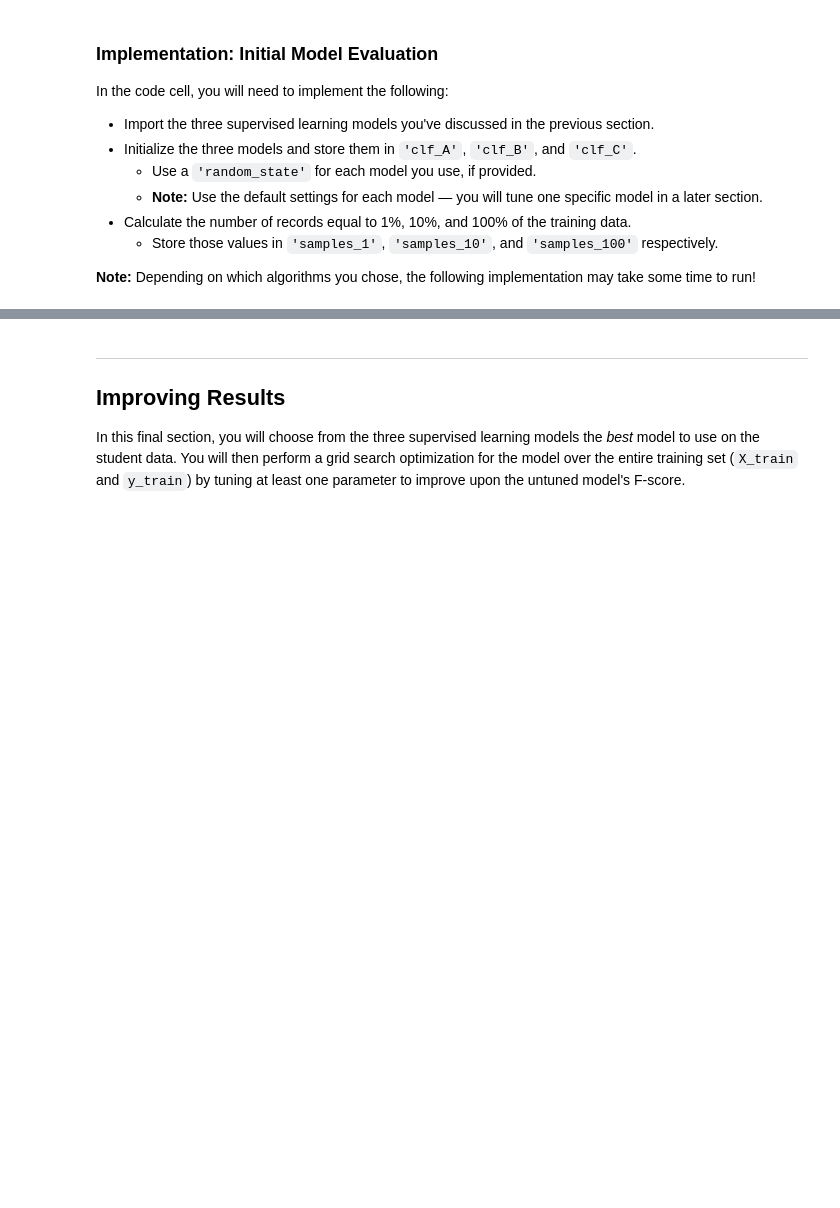
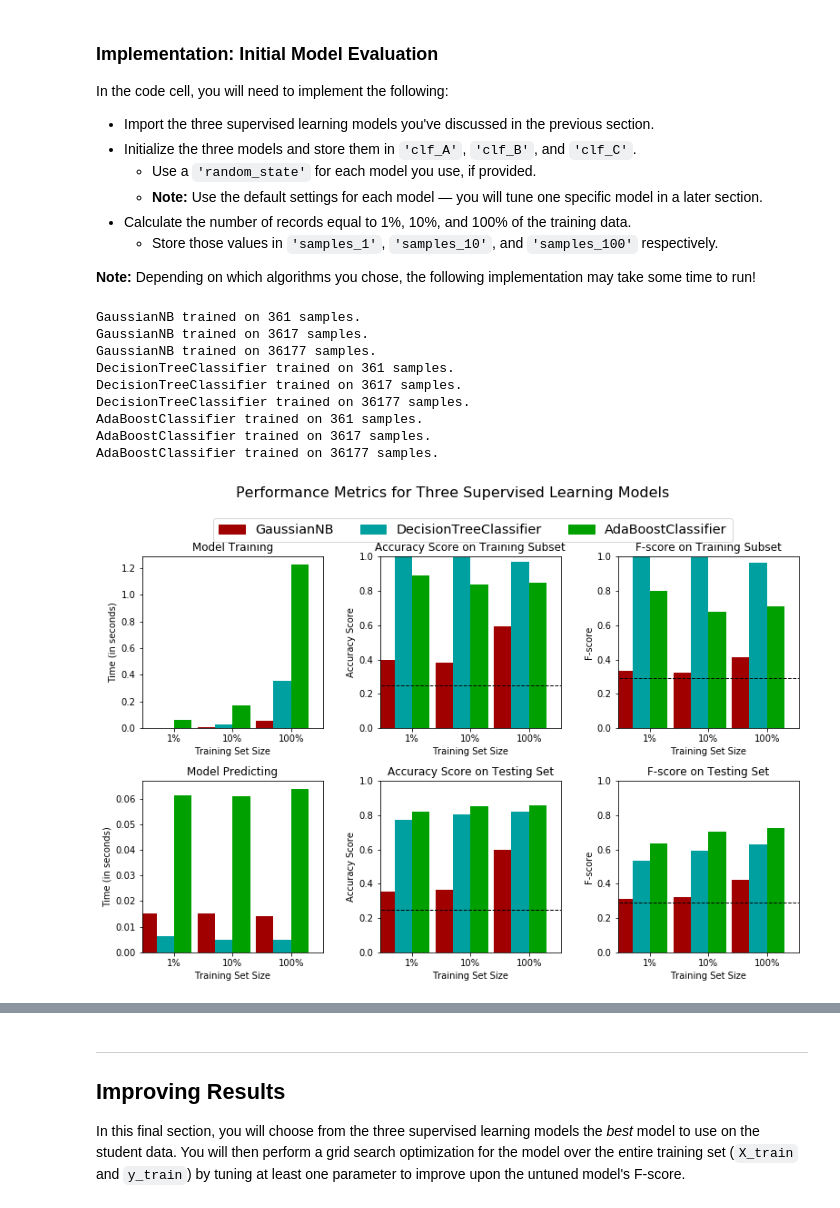
Before and after one commit to dirkhonda/udacity, a Jupyter notebook: finding_donors/finding_donors.ipynb, the cells around one changed output, grey strips where cells are left out. Drawn from its saved outputs; the diff is of its cells as text; code cells hidden in the pictures; blank space fills up the shorter version.

```diff
--- a/finding_donors/finding_donors.ipynb
+++ b/finding_donors/finding_donors.ipynb
@@ -245,13 +247,20 @@ TN = 0 # No predicted negatives in the naive case
 FN = 0 # No predicted negatives in the naive case
 '''
 # TODO: Calculate accuracy, precision and recall
-accuracy = None
-recall = None
-precision = None
+TP = np.sum(income)
+FP = income.count() - TP
+TN = 0
+FN = 0
+TTL = n_records
+
+accuracy = TP/TTL
+recall = TP/(TP + FN)
+precision = TP/(TP + FP)
 
 # TODO: Calculate F-score using the formula above for beta = 0.5 and correct values for precision and recall.
 # HINT: The formula above can be written as (1 + beta**2) * (precision * recall) / ((beta**2 * precision) + recall)
-fscore = None
+beta = 0.5
+fscore = (1 + beta**2) * (precision * recall) / ((beta**2 * precision) + recall)
 
 # Print the results
-print "Naive Predictor: [Accuracy score: {:.4f}, F-score: {:.4f}]".format(accuracy, fscore)
+print("Naive Predictor: [Accuracy score: {:.4f}, F-score: {:.4f}]".format(accuracy, fscore))
@@ -354,28 +390,46 @@ In the code cell, you will need to implement the following:
 **Note:** Depending on which algorithms you chose, the following implementation may take some time to run!
 # %%
 # TODO: Import the three supervised learning models from sklearn
+import math
+from sklearn.naive_bayes import GaussianNB
+from sklearn.ensemble import RandomForestClassifier, AdaBoostClassifier
+from sklearn.tree import DecisionTreeClassifier
+from sklearn.linear_model import LogisticRegression
+from sklearn.svm import SVC
+from sklearn.neighbors import KNeighborsClassifier
 
 # TODO: Initialize the three models
-clf_A = None
-clf_B = None
-clf_C = None
+clf_A = GaussianNB()
+clf_B = DecisionTreeClassifier(random_state=0)
+clf_C = AdaBoostClassifier(random_state=0)
 
 # TODO: Calculate the number of samples for 1%, 10%, and 100% of the training data
 # HINT: samples_100 is the entire training set i.e. len(y_train)
 # HINT: samples_10 is 10% of samples_100
 # HINT: samples_1 is 1% of samples_100
-samples_100 = None
-samples_10 = None
-samples_1 = None
+samples_100 = len(X_train)
+samples_10 = math.floor(len(X_train) * .1)
+samples_1 = math.floor(len(X_train) * .01)
 
 # Collect results on the learners
 results = {}
 for clf in [clf_A, clf_B, clf_C]:
     clf_name = clf.__class__.__name__
     results[clf_name] = {}
     for i, samples in enumerate([samples_1, samples_10, samples_100]):
         results[clf_name][i] = \
         train_predict(clf, samples, X_train, y_train, X_test, y_test)
 
 # Run metrics visualization for the three supervised learning models chosen
 vs.evaluate(results, accuracy, fscore)
+# %% [output]
+GaussianNB trained on 361 samples.
+GaussianNB trained on 3617 samples.
+GaussianNB trained on 36177 samples.
+DecisionTreeClassifier trained on 361 samples.
+DecisionTreeClassifier trained on 3617 samples.
+DecisionTreeClassifier trained on 36177 samples.
+AdaBoostClassifier trained on 361 samples.
+AdaBoostClassifier trained on 3617 samples.
+AdaBoostClassifier trained on 36177 samples.
+[figure, added]
```
Also changed, not shown: parts of 30 cells of this notebook, 2 other files.
